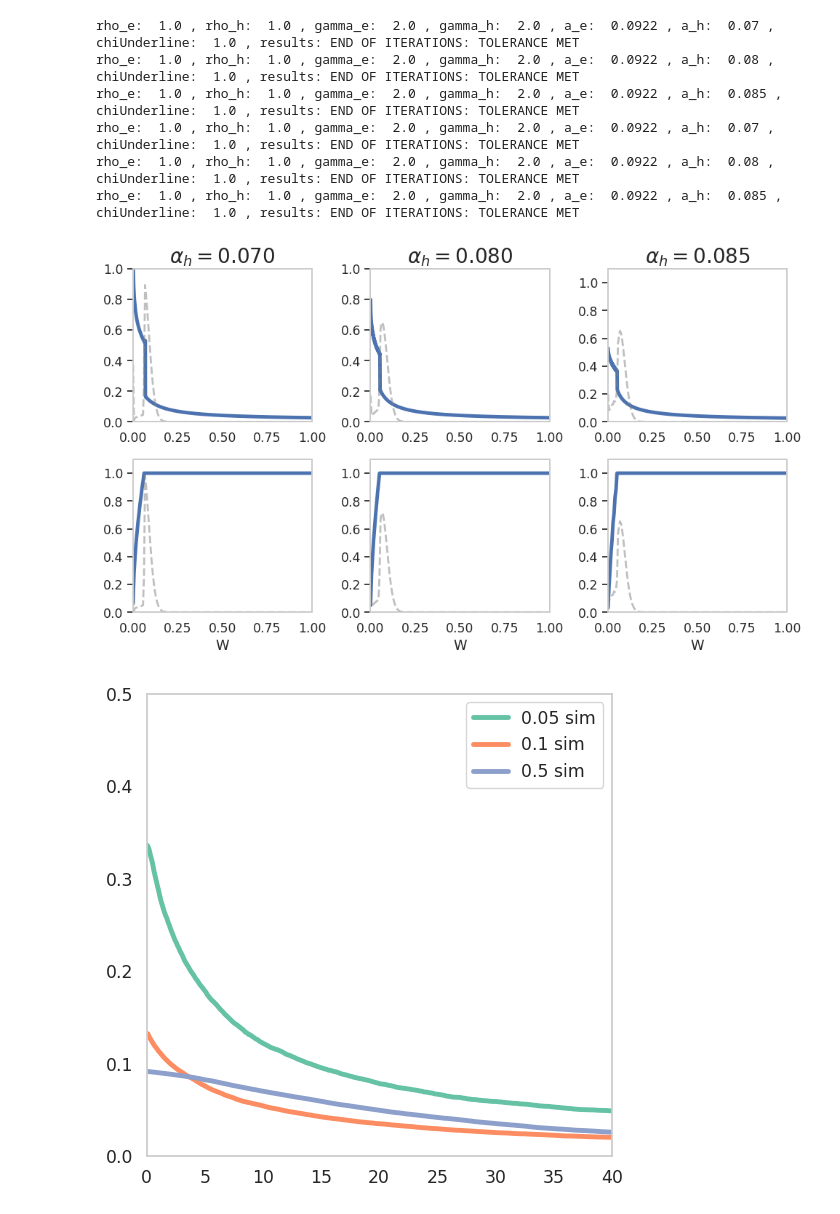
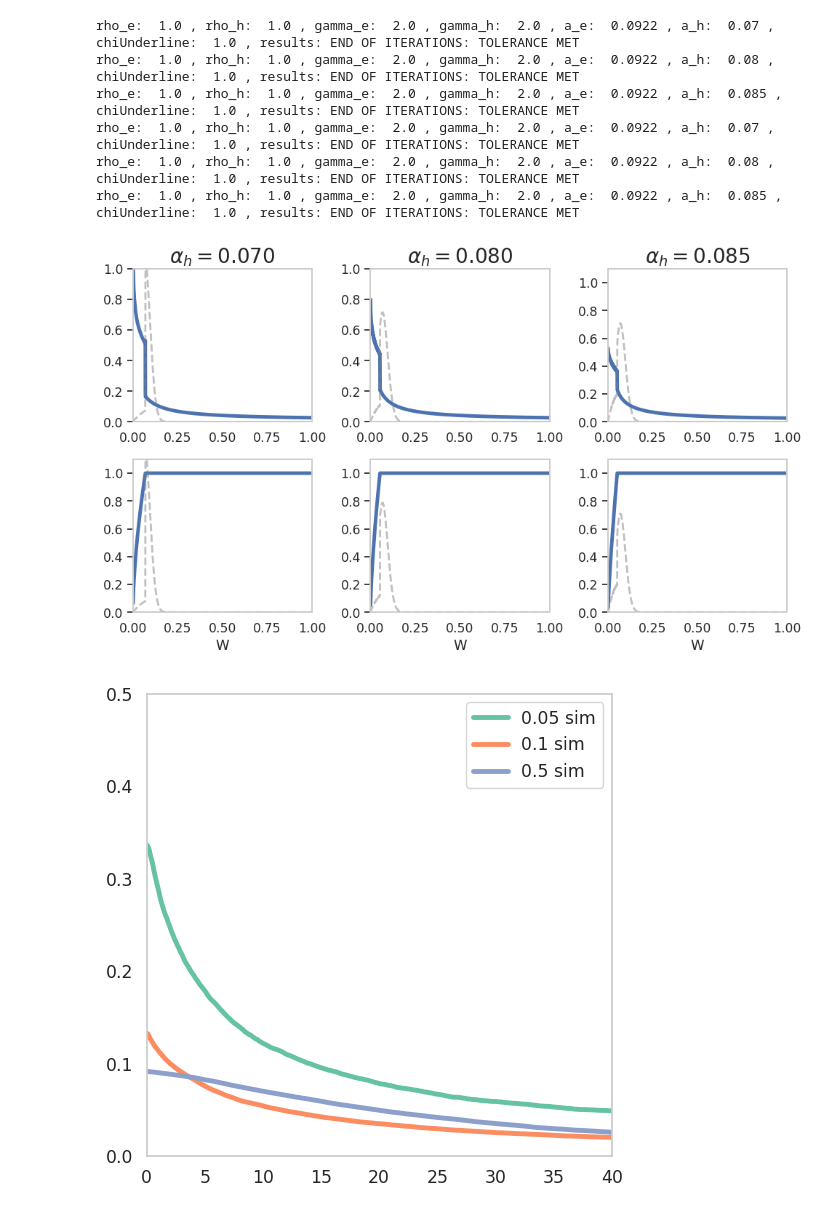
Before and after one commit to hqin-2020/macro_finance, a Jupyter notebook: heterogenous_agents_with_frictions_FDM/results.ipynb, the cells around one changed output. Drawn from its saved outputs; the diff is of its cells as text; code cells hidden in the pictures.

```diff
--- a/heterogenous_agents_with_frictions_FDM/results.ipynb
+++ b/heterogenous_agents_with_frictions_FDM/results.ipynb
@@ -76,9 +76,10 @@ model_070_lower_triangular = return_fdm_solution(shock_expo = 'lower_triangular'
 model_080_lower_triangular = return_fdm_solution(shock_expo = 'lower_triangular',dt = 0.01, nW = 1800, nZ = 30, chiUnderline = 1.0, a_e = 0.0922, a_h = 0.080, gamma_e = 2.0, gamma_h = 2.0, rho_e = 1.0, rho_h = 1.0, delta_e = 0.03, delta_h = 0.01, lambda_d = 0.0, nu = 0.1, action_name = 'finite_difference')
 model_085_lower_triangular = return_fdm_solution(shock_expo = 'lower_triangular',dt = 0.01, nW = 1800, nZ = 30, chiUnderline = 1.0, a_e = 0.0922, a_h = 0.085, gamma_e = 2.0, gamma_h = 2.0, rho_e = 1.0, rho_h = 1.0, delta_e = 0.03, delta_h = 0.01, lambda_d = 0.0, nu = 0.1, action_name = 'finite_difference')
 
-model_070_upper_triangular = return_fdm_solution(shock_expo = 'upper_triangular',dt = 0.5, nW = 180, nZ = 30, chiUnderline = 1.0, a_e = 0.0922, a_h = 0.070, gamma_e = 2.0, gamma_h = 2.0, rho_e = 1.0, rho_h = 1.0, delta_e = 0.03, delta_h = 0.01, lambda_d = 0.0, nu = 0.1, action_name = 'finite_difference')
-model_080_upper_triangular = return_fdm_solution(shock_expo = 'upper_triangular',dt = 0.5, nW = 180, nZ = 30, chiUnderline = 1.0, a_e = 0.0922, a_h = 0.080, gamma_e = 2.0, gamma_h = 2.0, rho_e = 1.0, rho_h = 1.0, delta_e = 0.03, delta_h = 0.01, lambda_d = 0.0, nu = 0.1, action_name = 'finite_difference')
-model_085_upper_triangular = return_fdm_solution(shock_expo = 'upper_triangular',dt = 0.5, nW = 180, nZ = 30, chiUnderline = 1.0, a_e = 0.0922, a_h = 0.085, gamma_e = 2.0, gamma_h = 2.0, rho_e = 1.0, rho_h = 1.0, delta_e = 0.03, delta_h = 0.01, lambda_d = 0.0, nu = 0.1, action_name = 'finite_difference')
+
+model_070_upper_triangular = return_fdm_solution(shock_expo = 'upper_triangular',dt = 0.01, nW = 1800, nZ = 30, chiUnderline = 1.0, a_e = 0.0922, a_h = 0.070, gamma_e = 2.0, gamma_h = 2.0, rho_e = 1.0, rho_h = 1.0, delta_e = 0.03, delta_h = 0.01, lambda_d = 0.0, nu = 0.1, action_name = 'finite_difference')
+model_080_upper_triangular = return_fdm_solution(shock_expo = 'upper_triangular',dt = 0.01, nW = 1800, nZ = 30, chiUnderline = 1.0, a_e = 0.0922, a_h = 0.080, gamma_e = 2.0, gamma_h = 2.0, rho_e = 1.0, rho_h = 1.0, delta_e = 0.03, delta_h = 0.01, lambda_d = 0.0, nu = 0.1, action_name = 'finite_difference')
+model_085_upper_triangular = return_fdm_solution(shock_expo = 'upper_triangular',dt = 0.01, nW = 1800, nZ = 30, chiUnderline = 1.0, a_e = 0.0922, a_h = 0.085, gamma_e = 2.0, gamma_h = 2.0, rho_e = 1.0, rho_h = 1.0, delta_e = 0.03, delta_h = 0.01, lambda_d = 0.0, nu = 0.1, action_name = 'finite_difference')
 # %% [output]
 rho_e:  1.0 , rho_h:  1.0 , gamma_e:  2.0 , gamma_h:  2.0 , a_e:  0.0922 , a_h:  0.07 , chiUnderline:  1.0 , results: END OF ITERATIONS: TOLERANCE MET
 rho_e:  1.0 , rho_h:  1.0 , gamma_e:  2.0 , gamma_h:  2.0 , a_e:  0.0922 , a_h:  0.08 , chiUnderline:  1.0 , results: END OF ITERATIONS: TOLERANCE MET
@@ -100,7 +101,7 @@ ax2.set_yticklabels([])
 axes[0,0].set_title(r"$\alpha_h=0.070$", fontsize=20)
 axes[0,0].set_ylim(0,1.0)
 axes[0,0].set_xlim(0,1.0)
-ax2.set_ylim([0,0.15])
+ax2.set_ylim([0,0.014])
 
 sns.lineplot(x = W, y = model_080_lower_triangular['PiE_final_TFP'], ax = axes[0,1])
 ax2 = axes[0,1].twinx()
@@ -111,7 +112,7 @@ ax2.set_yticklabels([])
 axes[0,1].set_title(r"$\alpha_h=0.080$", fontsize=20)
 axes[0,1].set_ylim(0,1.0)
 axes[0,1].set_xlim(0,1.0)
-ax2.set_ylim([0,0.15])
+ax2.set_ylim([0,0.014])
 
 sns.lineplot(x = W, y = model_085_lower_triangular['PiE_final_TFP'], ax = axes[0,2])
 ax2 = axes[0,2].twinx()
@@ -122,7 +123,7 @@ ax2.set_yticklabels([])
 axes[0,2].set_title(r"$\alpha_h=0.085$", fontsize=20)
 axes[0,2].set_ylim(0,1.1)
 axes[0,2].set_xlim(0,1.0)
-ax2.set_ylim([0,0.15])
+ax2.set_ylim([0,0.014])
 
 sns.lineplot(x = W2, y = model_070_upper_triangular['kappa_final'], ax = axes[1,0])
 ax2 = axes[1,0].twinx()
@@ -133,37 +134,37 @@ ax2.set_yticklabels([])
 axes[1,0].set_ylim(0,1.1)
 axes[1,0].set_xlim(0,1.0)
 axes[1,0].set_xlabel('W')
-ax2.set_ylim([0,0.15])
+ax2.set_ylim([0,0.014])
 
 sns.lineplot(x = W2, y = model_080_upper_triangular['kappa_final'], ax = axes[1,1])
 ax2 = axes[1,1].twinx()
 sns.lineplot(x = W2, y = model_080_upper_triangular['dents'].values, ax = ax2, ls='--', color='grey',lw=2.0, alpha=0.5)
 ax2.grid(False)
 ax2.set_yticks([])
 ax2.set_yticklabels([])
 axes[1,1].set_ylim(0,1.1)
 axes[1,1].set_xlim(0,1.0)
 axes[1,1].set_xlabel('W')
-ax2.set_ylim([0,0.15])
+ax2.set_ylim([0,0.014])
 
 sns.lineplot(x = W2, y = model_085_upper_triangular['kappa_final'], ax = axes[1,2])
 ax2 = axes[1,2].twinx()
 sns.lineplot(x = W2, y =  model_085_upper_triangular['dents'].values, ax = ax2, ls='--', color='grey',lw=2.0, alpha=0.5)
 ax2.grid(False)
 ax2.set_yticks([])
 ax2.set_yticklabels([])
 axes[1,2].set_ylim(0,1.1)
 axes[1,2].set_xlim(0,1.0)
 axes[1,2].set_xlabel('W')
-ax2.set_ylim([0,0.15])
+ax2.set_ylim([0,0.014])
 
 for ax in axes.flatten():
     ax.grid(False)
 
 plt.tight_layout()
 plt.show()
 # %% [output]
-[figure, old version]
+[figure, new version]
 # %%
 fig, ax = plt.subplots(figsize=(6, 6))
 
```
Also changed, not shown: 3 other files.
